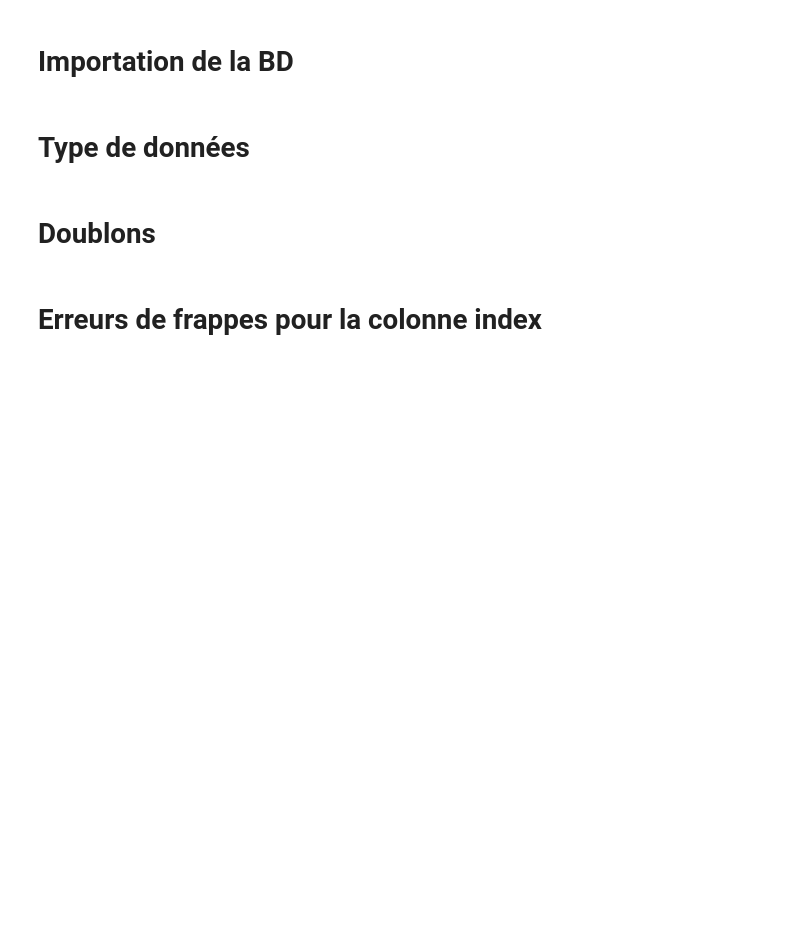
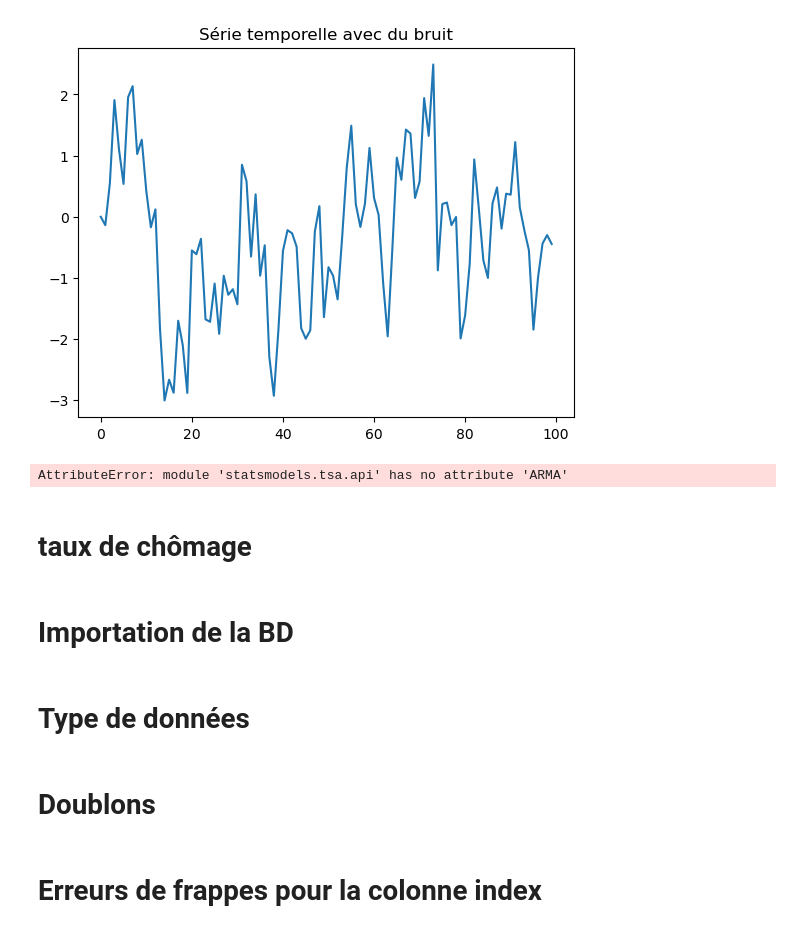
Before and after one commit to Marimar4/Projet-Python, a Jupyter notebook: Préparation_données.ipynb, the cells around one changed output. Saved outputs shown, nothing was run; the diff lists cells and outputs as text; code cells hidden in the pictures; blank space fills up the shorter version.

```diff
--- a/Préparation_données.ipynb
+++ b/Préparation_données.ipynb
@@ -22,3 +321,47 @@ np.random.seed(123)
+# %%
+import pandas as pd
+import numpy as np
+import matplotlib.pyplot as plt
+import statsmodels.api as sm
+
+# Générer une série temporelle avec du bruit
+np.random.seed(42)
+n_obs = 100
+epsilon = np.random.normal(size=n_obs)
+y = np.zeros(n_obs)
+
+for t in range(1, n_obs):
+    y[t] = 0.7 * y[t-1] + epsilon[t]
+
+# Afficher la série temporelle
+plt.plot(y)
+plt.title('Série temporelle avec du bruit')
+plt.show()
+
+# Ajuster un modèle ARMA(p, q)
+p, q = 1, 1
+model = sm.tsa.ARMA(y, order=(p, q))
+results = model.fit()
+
+# Afficher les résultats du modèle
+print(results.summary())
+
+# Prévoir les prochaines valeurs
+forecast_steps = 10
+forecast, stderr, conf_int = results.forecast(steps=forecast_steps)
+
+# Afficher les prévisions
+plt.plot(np.arange(n_obs), y, label='Observations')
+plt.plot(np.arange(n_obs, n_obs + forecast_steps), forecast, label='Prévisions')
+plt.fill_between(np.arange(n_obs, n_obs + forecast_steps), conf_int[:, 0], conf_int[:, 1], color='gray', alpha=0.2, label='Intervalle de confiance')
+plt.title('Prévisions avec un modèle ARMA')
+plt.legend()
+plt.show()
+# %% [output]
+[figure, added]
+AttributeError: module 'statsmodels.tsa.api' has no attribute 'ARMA'
+# %% [markdown]
+# taux de chômage
 # %% [markdown]
 # Importation de la BD
 # %%
```
Also changed, not shown: parts of 39 cells of this notebook, 1 other file.
